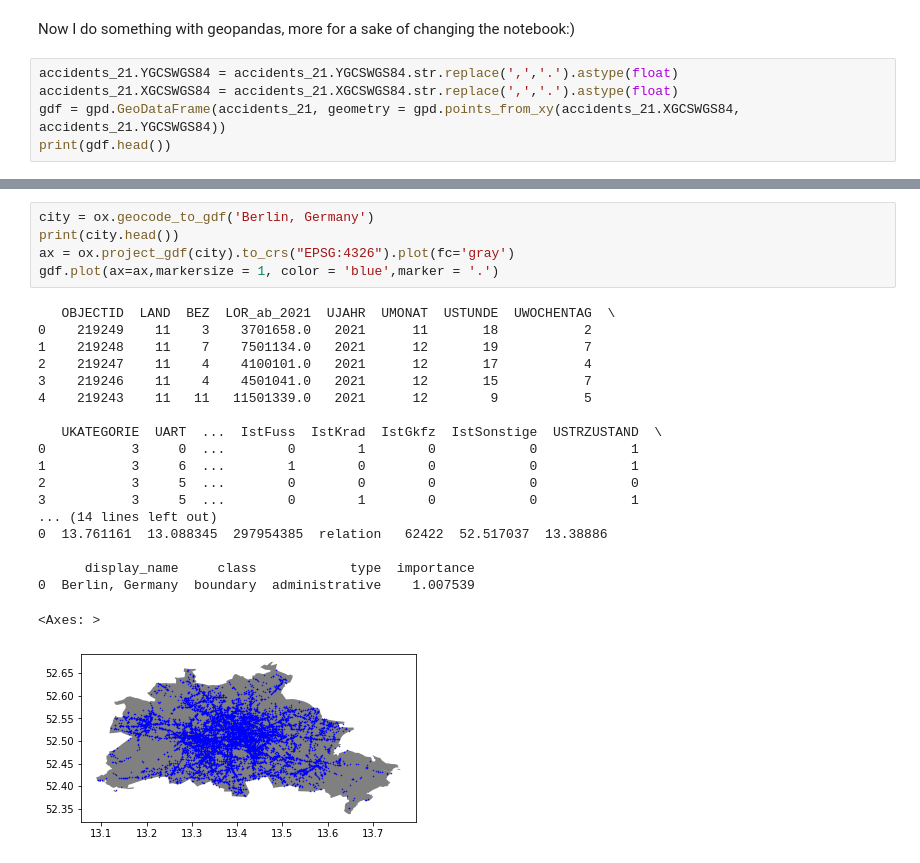
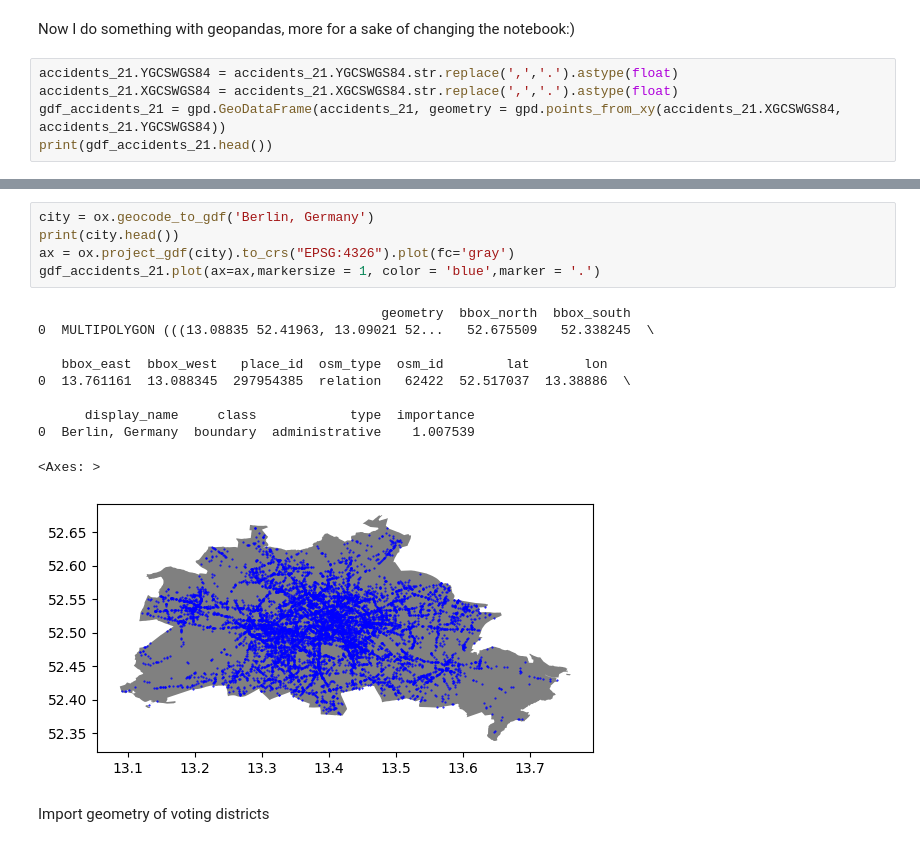
Before and after one commit to Ossssip/Berlin_traffic_accidents_vs_votes, a Jupyter notebook: Traffic_Accidents.ipynb, the cells around one changed output, grey strips where cells are left out. Saved outputs shown, nothing was run; the diff lists cells and outputs as text.

Commit message:
work towards matching accidents to voting: imported geometry of the voting districts

```diff
--- a/Traffic_Accidents.ipynb
+++ b/Traffic_Accidents.ipynb
@@ -74,5 +75,5 @@ Now I do something with geopandas, more for a sake of changing the notebook:)
 # %%
 accidents_21.YGCSWGS84 = accidents_21.YGCSWGS84.str.replace(',','.').astype(float)
 accidents_21.XGCSWGS84 = accidents_21.XGCSWGS84.str.replace(',','.').astype(float)
-gdf = gpd.GeoDataFrame(accidents_21, geometry = gpd.points_from_xy(accidents_21.XGCSWGS84, accidents_21.YGCSWGS84))
-print(gdf.head())
+gdf_accidents_21 = gpd.GeoDataFrame(accidents_21, geometry = gpd.points_from_xy(accidents_21.XGCSWGS84, accidents_21.YGCSWGS84))
+print(gdf_accidents_21.head())
@@ -79,25 +98,18 @@ print(gdf.head())
 # %%
 city = ox.geocode_to_gdf('Berlin, Germany')
 print(city.head())
 ax = ox.project_gdf(city).to_crs("EPSG:4326").plot(fc='gray')
-gdf.plot(ax=ax,markersize = 1, color = 'blue',marker = '.')
+gdf_accidents_21.plot(ax=ax,markersize = 1, color = 'blue',marker = '.')
 # %% [output]
-   OBJECTID  LAND  BEZ  LOR_ab_2021  UJAHR  UMONAT  USTUNDE  UWOCHENTAG  \
-0    219249    11    3    3701658.0   2021      11       18           2
-1    219248    11    7    7501134.0   2021      12       19           7
-2    219247    11    4    4100101.0   2021      12       17           4
-3    219246    11    4    4501041.0   2021      12       15           7
-4    219243    11   11   11501339.0   2021      12        9           5
+                                            geometry  bbox_north  bbox_south
+0  MULTIPOLYGON (((13.08835 52.41963, 13.09021 52...   52.675509   52.338245  \
 
-   UKATEGORIE  UART  ...  IstFuss  IstKrad  IstGkfz  IstSonstige  USTRZUSTAND  \
-0           3     0  ...        0        1        0            0            1
-1           3     6  ...        1        0        0            0            1
-2           3     5  ...        0        0        0            0            0
-3           3     5  ...        0        1        0            0            1
-... (14 lines left out)
-0  13.761161  13.088345  297954385  relation   62422  52.517037  13.38886
+   bbox_east  bbox_west   place_id  osm_type  osm_id        lat       lon
+0  13.761161  13.088345  297954385  relation   62422  52.517037  13.38886  \
 
       display_name     class            type  importance
 0  Berlin, Germany  boundary  administrative    1.007539
 <Axes: >
-[figure, old version]
+[figure, new version]
+# %% [markdown]
+Import geometry of voting districts
```
Also changed, not shown: parts of 7 cells of this notebook.
